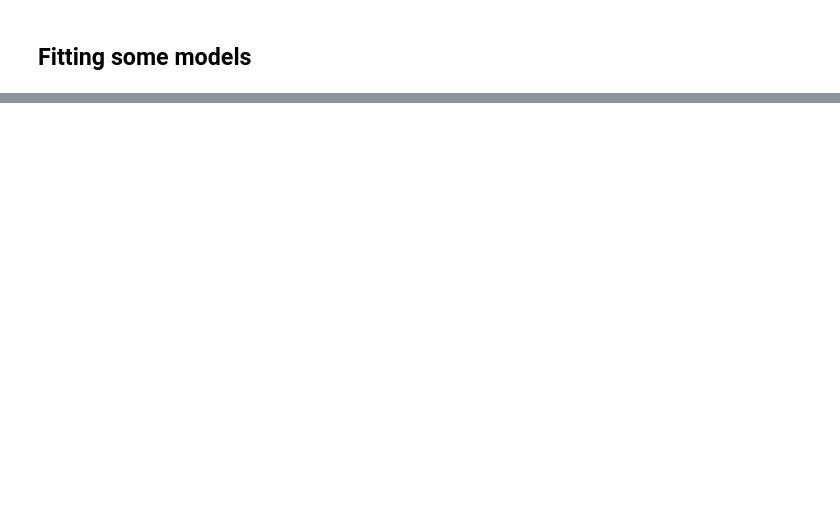
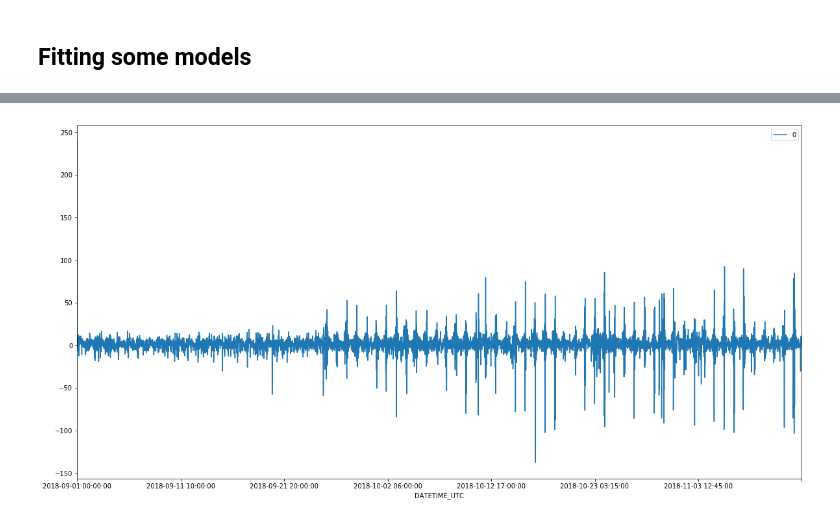
Before and after one commit to gianpy15/DMProject, a Jupyter notebook: notebooks/Gianpy/first_model.ipynb, the cells around one changed output, grey strips where cells are left out. Cells and saved outputs as stored; diff of their text form; code cells hidden in the pictures; blank space fills up the shorter version.

Commit message:
Update notebook for testing arma model

```diff
--- a/notebooks/Gianpy/first_model.ipynb
+++ b/notebooks/Gianpy/first_model.ipynb
@@ -75,5 +101,6 @@ df_1.shape
 y = df_1[[DATETIME, SPEED_AVG]].set_index(DATETIME)
 u = df_1.drop([KEY, KM, SPEED_AVG, 'IMPUTED'], axis=1)
 u = u.loc[:, ~u.columns.str.contains('^Unnamed')]
+u = df_1.N_VEHICLES
 u.set_index(DATETIME, inplace=True)
 u.head(10)
@@ -80,5 +119,8 @@ u.head(10)
 # %%
-y = np.array(y)
 u = np.array(u)
 print(y.shape)
 print(u.shape)
+y_train = y[0:7000]
+u = u[0:7000]
+u_test = u[7000:]
+y_test = y[7000:]
@@ -85,6 +130,6 @@ print(u.shape)
 # %%
-armax = sm.tsa.ARMA(y, order=(5, 2), exog=u)
+armax = sm.tsa.ARMA(y_train, exog=u, order=(16, 8))
 # %%
-results_model = armax.fit(trend='nc', method='mle')
+results_model = armax.fit(trend='nc', method='mle', maxiter=5)
 # %%
 results_model.summary()
@@ -90,0 +178,6 @@ results_model.summary()
+# %%
+residuals = pd.DataFrame(results_model.resid)
+residuals.plot(figsize=(20, 10))
+plt.show()
+# %% [output]
+[figure, added]
```
Also changed, not shown: parts of 16 cells of this notebook, 2 other files.
